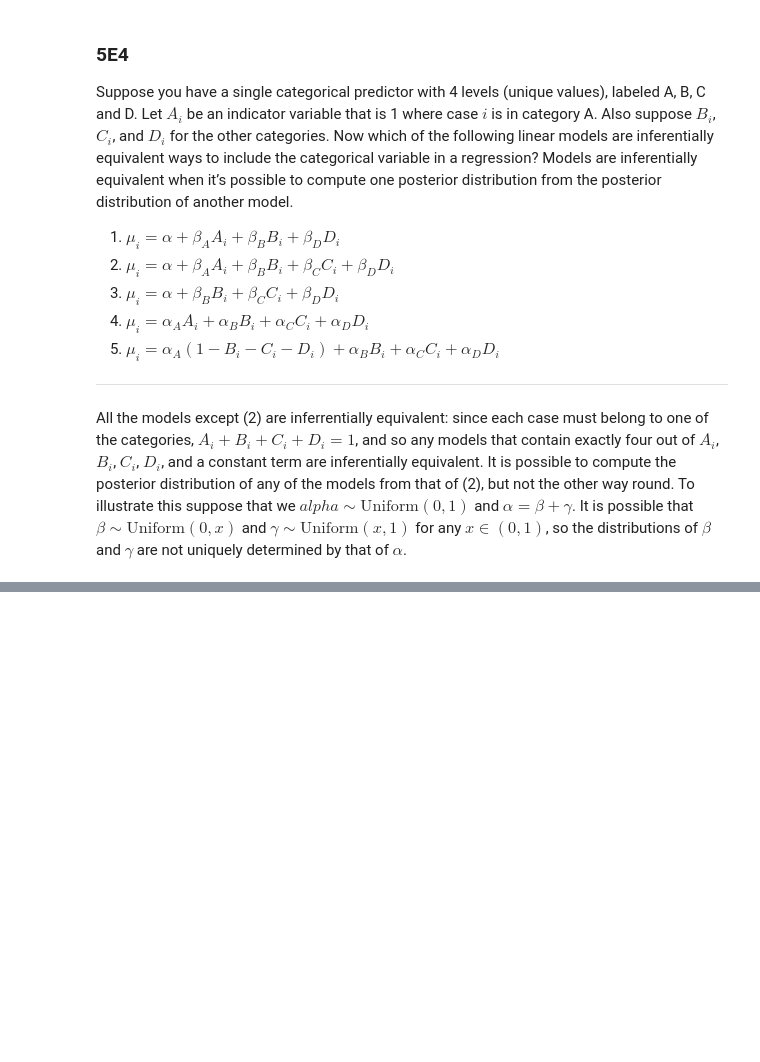
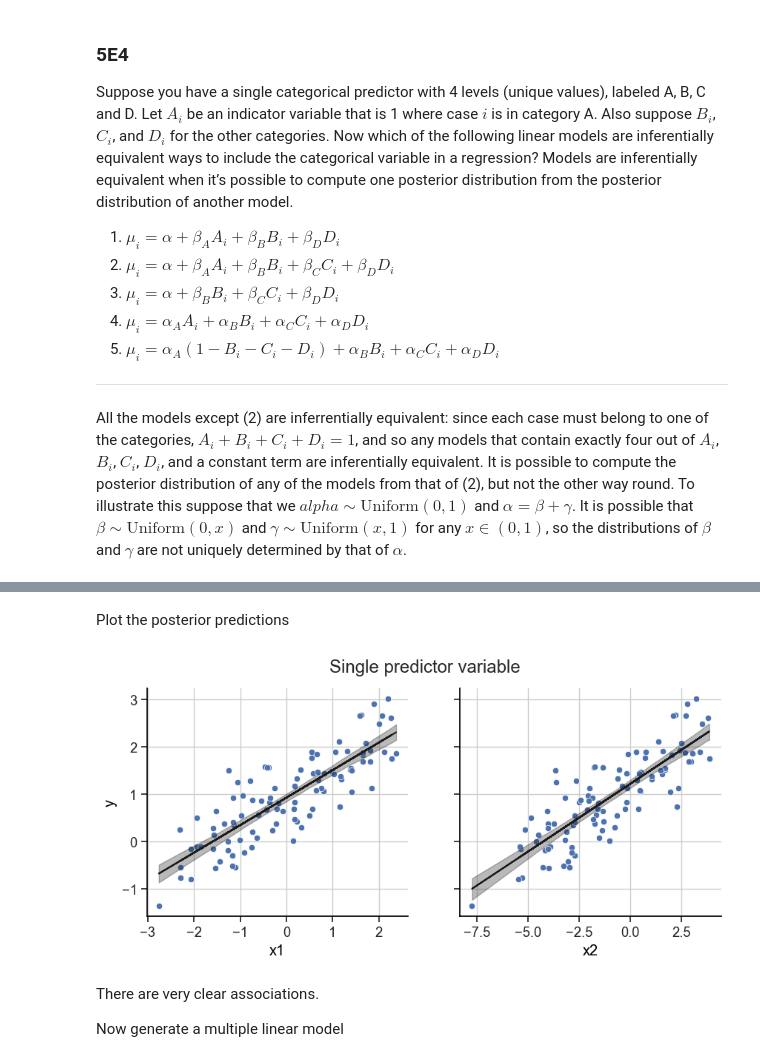
Before and after one commit to chris-leonard/statistical-rethinking, a Jupyter notebook: exercises/chapter_5.ipynb, the cells around one changed output, grey strips where cells are left out. Saved outputs shown, nothing was run; the diff lists cells and outputs as text; code cells hidden in the pictures; blank space fills up the shorter version.

```diff
--- a/exercises/chapter_5.ipynb
+++ b/exercises/chapter_5.ipynb
@@ -117,0 +205,51 @@ It is possible that $\beta \sim \text{Uniform}(0, x)$ and $\gamma \sim \text{Uni
+# %% [markdown]
+Plot the posterior predictions
+# %%
+def plot_posterior_lines(trace, predictor, hdi_prob=0.89, ax=None):
+    if not ax:
+        fig, ax = plt.subplots(figsize=(5, 4))
+
+    # plot data
+    sns.scatterplot(
+        x=trace.constant_data[predictor],
+        y=trace.observed_data.y,
+        ax=ax,
+    )
+
+    # plot mean line
+    ax.plot(
+        trace.constant_data[predictor],
+        trace.posterior.mu.mean(dim=["chain", "draw"]),
+        color="k",
+    )
+
+    # plot HDI on mu
+    mu_hdi = az.hdi(trace.posterior.mu, hdi_prob=hdi_prob)
+    mu_hdi = pd.DataFrame(
+        {
+            predictor: trace.constant_data[predictor],
+            "lower": mu_hdi.mu.sel(hdi="lower"),
+            "higher": mu_hdi.mu.sel(hdi="higher"),
+        }
+    ).sort_values(predictor)
+
+    ax.fill_between(
+        mu_hdi[predictor],
+        mu_hdi["lower"],
+        mu_hdi["higher"],
+        color="k",
+        alpha=0.3,
+    )
+# %%
+fig, axs = plt.subplots(ncols=2, sharey=True, figsize=(10, 4))
+
+plot_posterior_lines(trace_5m1a, "x1", ax=axs[0])
+plot_posterior_lines(trace_5m1b, "x2", ax=axs[1])
+
+fig.suptitle("Single predictor variable");
+# %% [output]
+[figure, added]
+# %% [markdown]
+There are very clear associations.
+
+Now generate a multiple linear model
```
Also changed, not shown: parts of 58 cells of this notebook, 1 other file.
